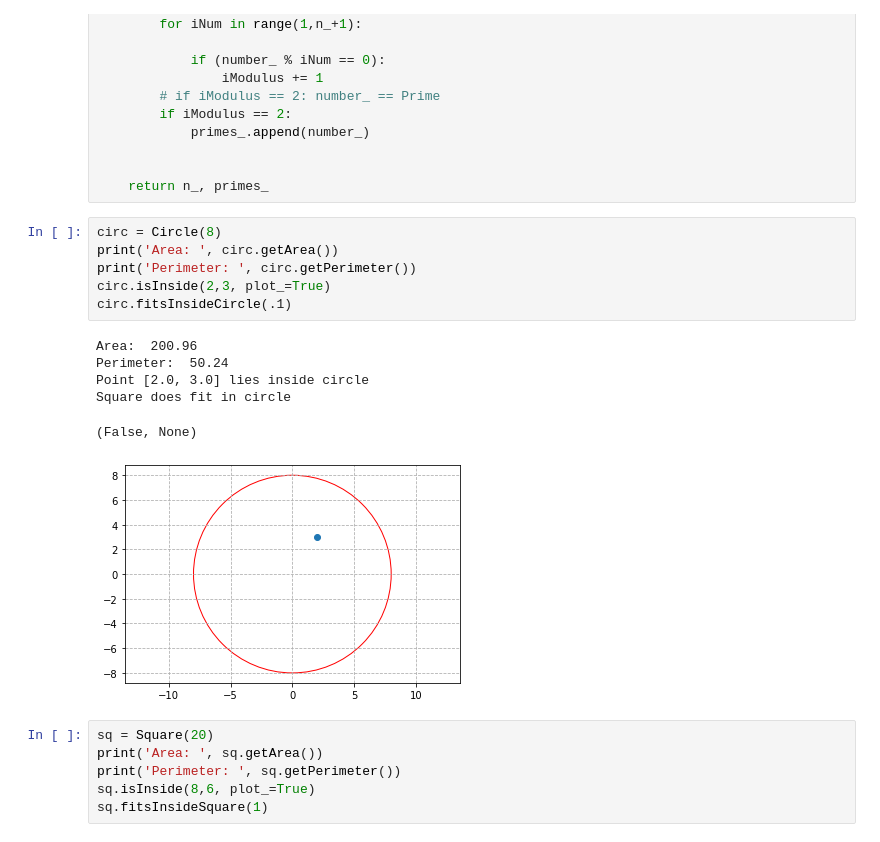
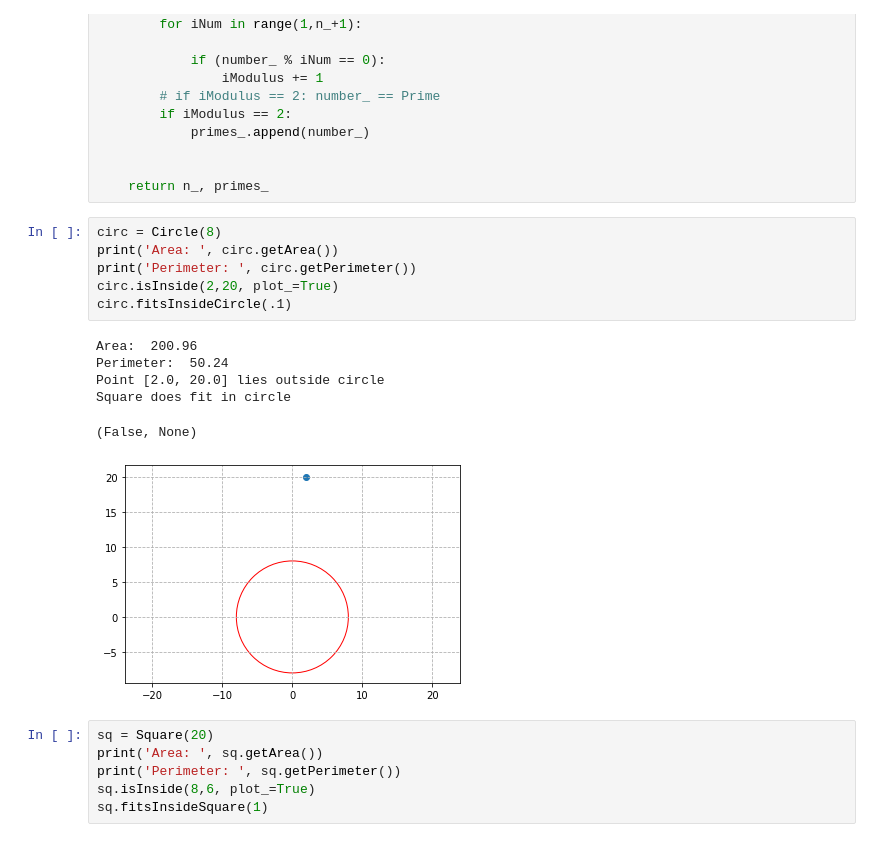
Before and after one commit to Pelk89/Exercise, a Jupyter notebook: Geometry_Math.ipynb, the cells around one changed output. Drawn from its saved outputs; the diff is of its cells as text.

```diff
--- a/Geometry_Math.ipynb
+++ b/Geometry_Math.ipynb
@@ -159,16 +160,16 @@ def siev(n):
 # %%
 circ = Circle(8)
 print('Area: ', circ.getArea())
 print('Perimeter: ', circ.getPerimeter())
-circ.isInside(2,3, plot_=True)
+circ.isInside(2,20, plot_=True)
 circ.fitsInsideCircle(.1)
 # %% [output]
 Area:  200.96
 Perimeter:  50.24
-Point [2.0, 3.0] lies inside circle
+Point [2.0, 20.0] lies outside circle
 Square does fit in circle
 (False, None)
-[figure, old version]
+[figure, new version]
 # %%
 sq = Square(20)
 print('Area: ', sq.getArea())
```
Also changed, not shown: parts of 1 cell of this notebook.
